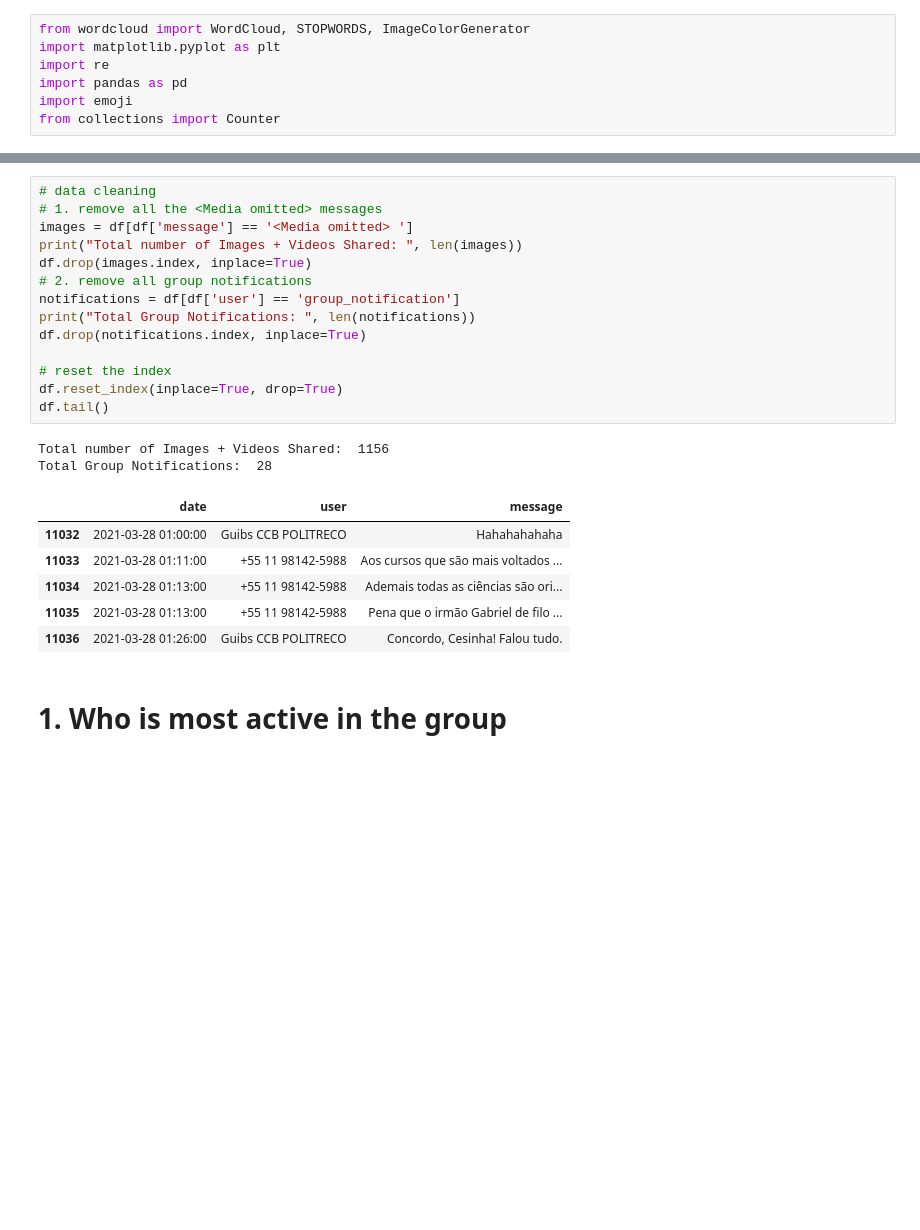
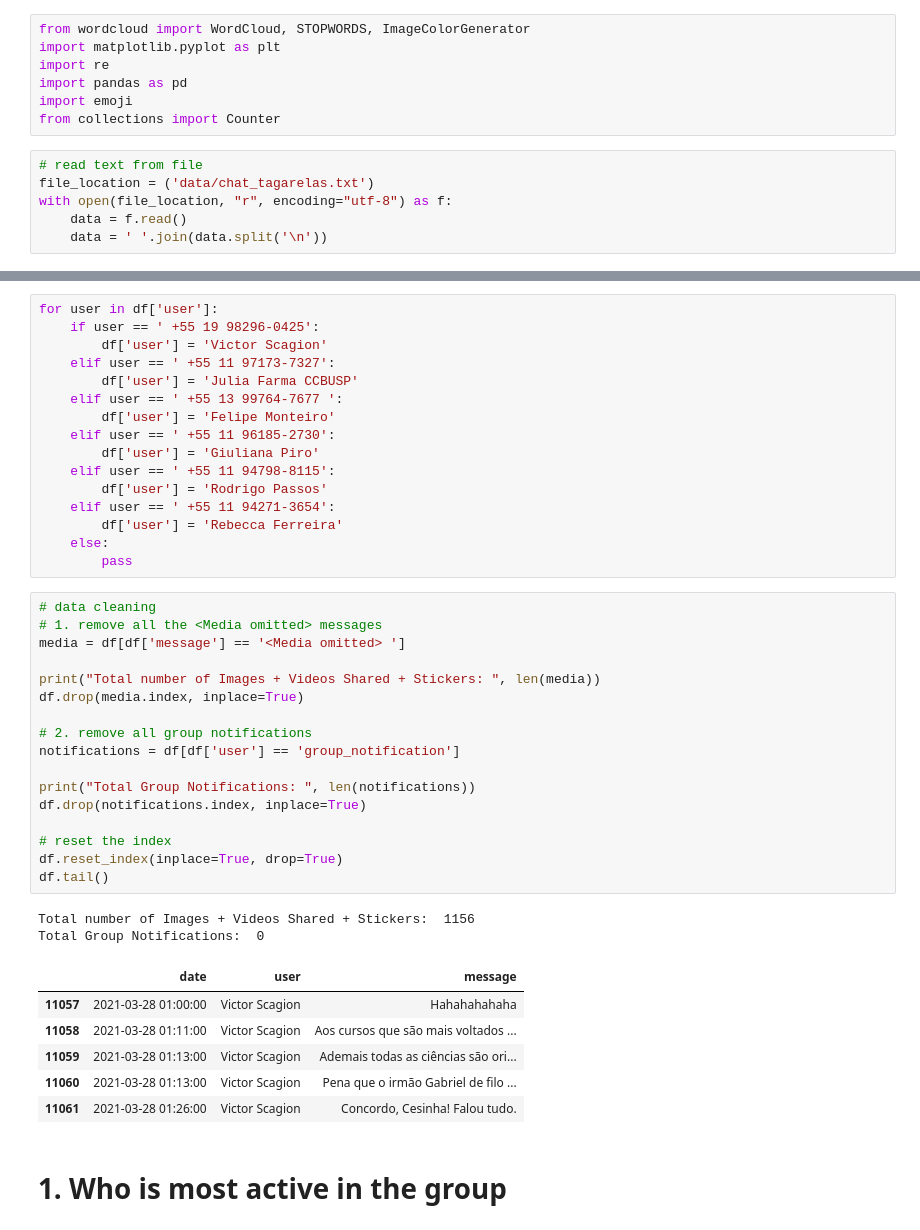
Before and after one commit to dcardosos/whatsapp-group-analysis, a Jupyter notebook: whatsapp_data_analysis.ipynb, the cells around one changed output, grey strips where cells are left out. Saved outputs shown, nothing was run; the diff lists cells and outputs as text; blank space fills up the shorter version.

```diff
--- a/whatsapp_data_analysis.ipynb
+++ b/whatsapp_data_analysis.ipynb
@@ -21,3 +19,9 @@ import re
 import pandas as pd
 import emoji
 from collections import Counter
+# %%
+# read text from file
+file_location = ('data/chat_tagarelas.txt')
+with open(file_location, "r", encoding="utf-8") as f:
+    data = f.read()
+    data = ' '.join(data.split('\n'))
@@ -68,25 +82,44 @@ df.tail()
+# %%
+for user in df['user']:
+    if user == ' +55 19 98296-0425':
+        df['user'] = 'Victor Scagion'
+    elif user == ' +55 11 97173-7327':
+        df['user'] = 'Julia Farma CCBUSP'
+    elif user == ' +55 13 99764-7677 ':
+        df['user'] = 'Felipe Monteiro'
+    elif user == ' +55 11 96185-2730':
+        df['user'] = 'Giuliana Piro'
+    elif user == ' +55 11 94798-8115':
+        df['user'] = 'Rodrigo Passos'
+    elif user == ' +55 11 94271-3654':
+        df['user'] = 'Rebecca Ferreira'
+    else:
+        pass
 # %%
 # data cleaning
 # 1. remove all the <Media omitted> messages
-images = df[df['message'] == '<Media omitted> ']
-print("Total number of Images + Videos Shared: ", len(images))
-df.drop(images.index, inplace=True)
+media = df[df['message'] == '<Media omitted> ']
+
+print("Total number of Images + Videos Shared + Stickers: ", len(media))
+df.drop(media.index, inplace=True)
+
 # 2. remove all group notifications
 notifications = df[df['user'] == 'group_notification']
+
 print("Total Group Notifications: ", len(notifications))
 df.drop(notifications.index, inplace=True)
 
 # reset the index
 df.reset_index(inplace=True, drop=True)
 df.tail()
 # %% [output]
-Total number of Images + Videos Shared:  1156
-Total Group Notifications:  28
+Total number of Images + Videos Shared + Stickers:  1156
+Total Group Notifications:  0
 |  | date | user | message |
-| 11032 | 2021-03-28 01:00:00 | Guibs CCB POLITRECO | Hahahahahaha |
-| 11033 | 2021-03-28 01:11:00 | +55 11 98142-5988 | Aos cursos que são mais voltados ... |
-| 11034 | 2021-03-28 01:13:00 | +55 11 98142-5988 | Ademais todas as ciências são ori... |
-| 11035 | 2021-03-28 01:13:00 | +55 11 98142-5988 | Pena que o irmão Gabriel de filo ... |
-| 11036 | 2021-03-28 01:26:00 | Guibs CCB POLITRECO | Concordo, Cesinha! Falou tudo. |
+| 11057 | 2021-03-28 01:00:00 | Victor Scagion | Hahahahahaha |
+| 11058 | 2021-03-28 01:11:00 | Victor Scagion | Aos cursos que são mais voltados ... |
+| 11059 | 2021-03-28 01:13:00 | Victor Scagion | Ademais todas as ciências são ori... |
+| 11060 | 2021-03-28 01:13:00 | Victor Scagion | Pena que o irmão Gabriel de filo ... |
+| 11061 | 2021-03-28 01:26:00 | Victor Scagion | Concordo, Cesinha! Falou tudo. |
 # %% [markdown]
 # 1. Who is most active in the group
```
Also changed, not shown: parts of 6 cells of this notebook.
